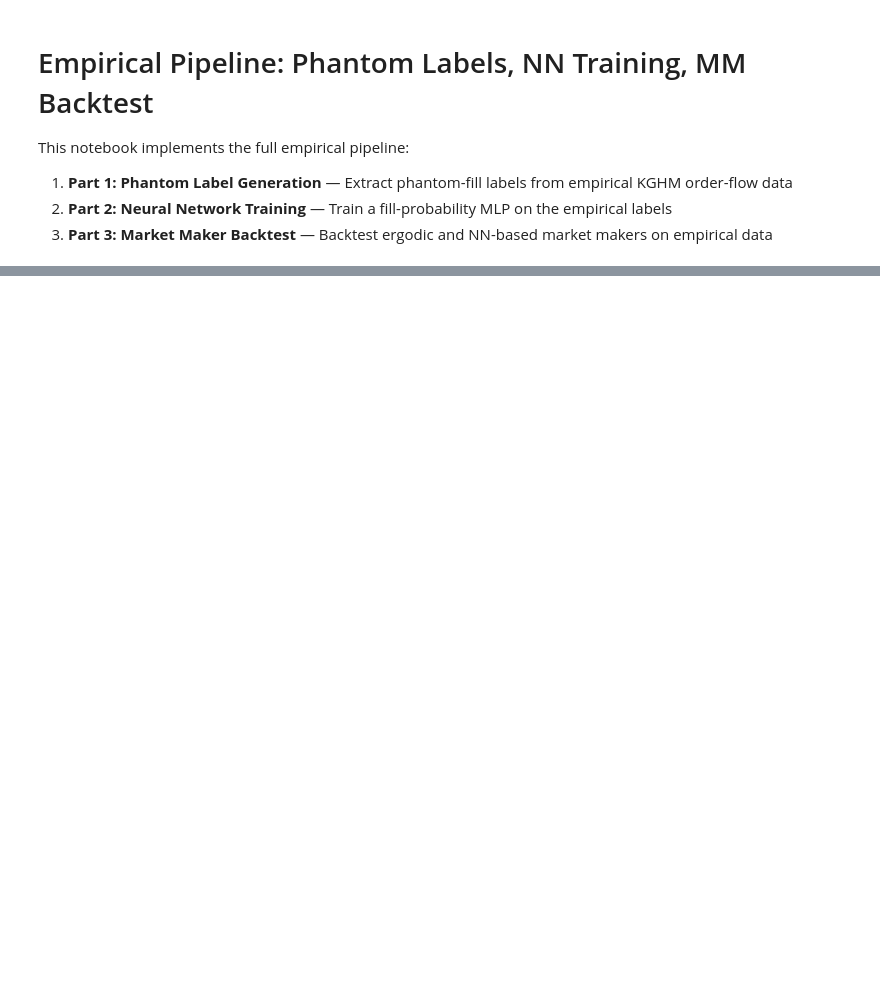
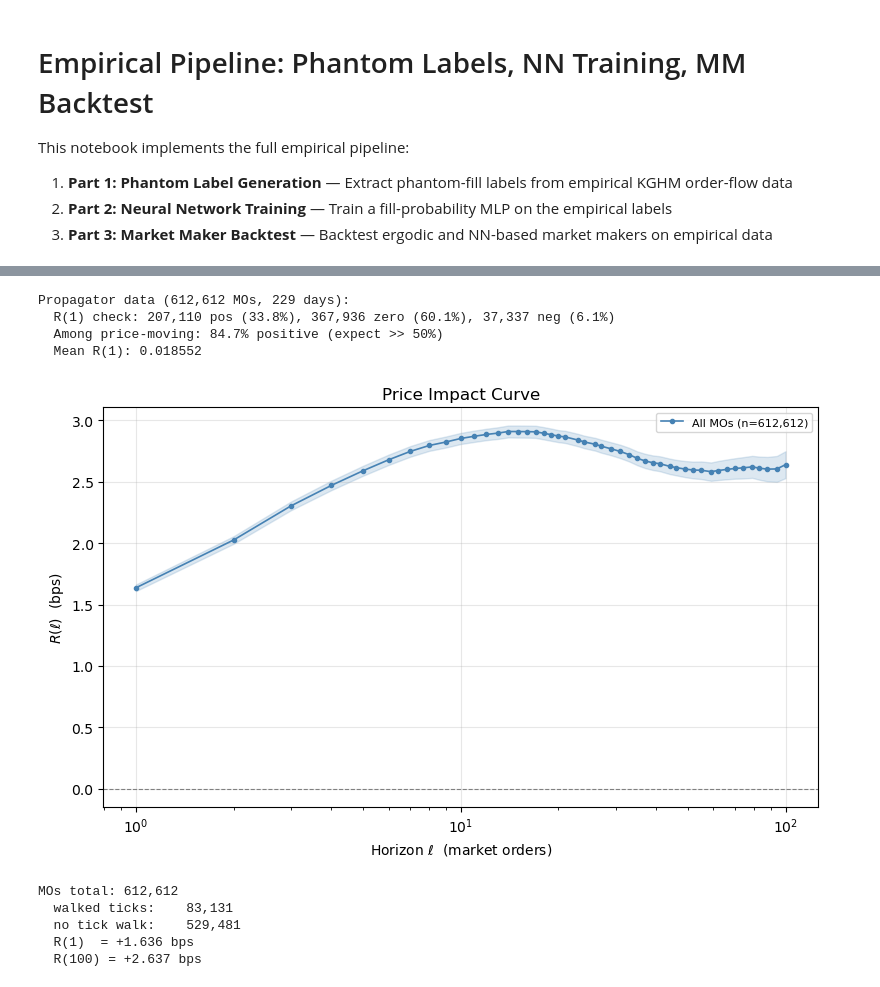
Before and after one commit to JTimmr/thesis, a Jupyter notebook: notebooks/empirical_pipeline.ipynb, the cells around one changed output, grey strips where cells are left out. Drawn from its saved outputs; the diff is of its cells as text; code cells hidden in the pictures; blank space fills up the shorter version.

```diff
--- a/notebooks/empirical_pipeline.ipynb
+++ b/notebooks/empirical_pipeline.ipynb
@@ -857,0 +51,13 @@ print(f"§3a diagnostic γ={diag_gamma}")
+# %%
+am.price_impact_propagator()
+# %% [output]
+Propagator data (612,612 MOs, 229 days):
+  R(1) check: 207,110 pos (33.8%), 367,936 zero (60.1%), 37,337 neg (6.1%)
+  Among price-moving: 84.7% positive (expect >> 50%)
+  Mean R(1): 0.018552
+[figure, added]
+MOs total: 612,612
+  walked ticks:    83,131
+  no tick walk:    529,481
+  R(1)  = +1.636 bps
+  R(100) = +2.637 bps
```
Also changed, not shown: parts of 40 cells of this notebook, 3 other files.
